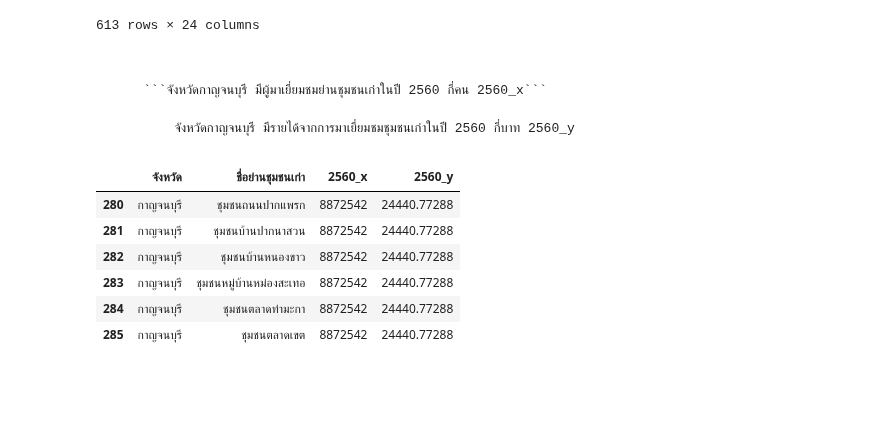
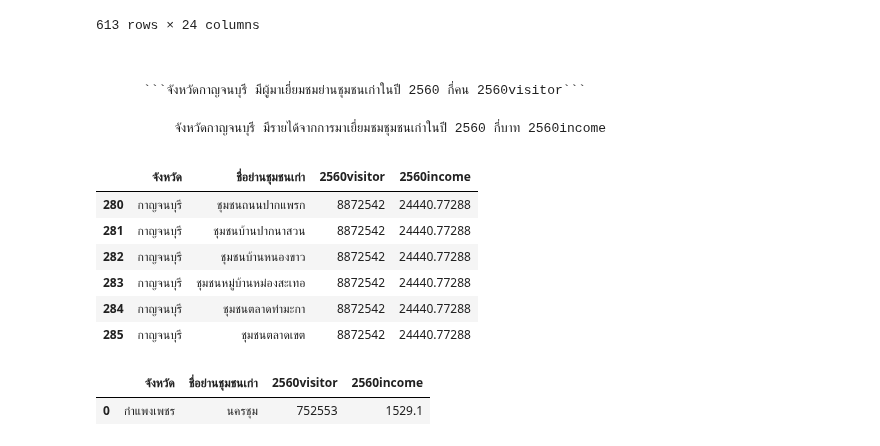
Before and after one commit to nichakornchaisuwan/DWDM21, a Jupyter notebook: Project1.ipynb, the cells around one changed output. Drawn from its saved outputs; the diff is of its cells as text; code cells hidden in the pictures; blank space fills up the shorter version.

````diff
--- a/Project1.ipynb
+++ b/Project1.ipynb
@@ -75,0 +78,8 @@ data_2New
+# %%
+data_2New.rename(columns={'2555':'2555visitor'},inplace=True)
+data_2New.rename(columns={'2556':'2556visitor'},inplace=True)
+data_2New.rename(columns={'2557':'2557visitor'},inplace=True)
+data_2New.rename(columns={'2558':'2558visitor'},inplace=True)
+data_2New.rename(columns={'2559':'2559visitor'},inplace=True)
+data_2New.rename(columns={'2560':'2560visitor'},inplace=True)
+data_2New.rename(columns={'2561':'2561visitor'},inplace=True)
@@ -109,0 +143,8 @@ data_3New
+# %%
+data_3New.rename(columns={'2555':'2555income'},inplace=True)
+data_3New.rename(columns={'2556':'2556income'},inplace=True)
+data_3New.rename(columns={'2557':'2557income'},inplace=True)
+data_3New.rename(columns={'2558':'2558income'},inplace=True)
+data_3New.rename(columns={'2559':'2559income'},inplace=True)
+data_3New.rename(columns={'2560':'2560income'},inplace=True)
+data_3New.rename(columns={'2561':'2561income'},inplace=True)
@@ -162,17 +207,23 @@ merged_data_1_data_2New_data_3New
 613 rows × 24 columns
 # %% [markdown]
 ####
-        ```จังหวัดกาญจนบุรี มีผู้มาเยี่ยมชมย่านชุมชนเก่าในปี 2560 กี่คน 2560_x```
+        ```จังหวัดกาญจนบุรี มีผู้มาเยี่ยมชมย่านชุมชนเก่าในปี 2560 กี่คน 2560visitor```
 
-            จังหวัดกาญจนบุรี มีรายได้จากการมาเยี่ยมชมชุมชนเก่าในปี 2560 กี่บาท 2560_y
+            จังหวัดกาญจนบุรี มีรายได้จากการมาเยี่ยมชมชุมชนเก่าในปี 2560 กี่บาท 2560income
 # %%
 Ex = merged_data_1_data_2New_data_3New[merged_data_1_data_2New_data_3New['จังหวัด']== 'กาญจนบุรี']
-Ex[['จังหวัด','ชื่อย่านชุมชนเก่า','2560_x','2560_y']]
+Ex[['จังหวัด','ชื่อย่านชุมชนเก่า','2560visitor','2560income']]
 # %% [output]
-|  | จังหวัด | ชื่อย่านชุมชนเก่า | 2560_x | 2560_y |
+|  | จังหวัด | ชื่อย่านชุมชนเก่า | 2560visitor | 2560income |
 | 280 | กาญจนบุรี | ชุมชนถนนปากแพรก | 8872542 | 24440.77288 |
 | 281 | กาญจนบุรี | ชุมชนบ้านปากนาสวน | 8872542 | 24440.77288 |
 | 282 | กาญจนบุรี | ชุมชนบ้านหนองขาว | 8872542 | 24440.77288 |
 | 283 | กาญจนบุรี | ชุมชนหมู่บ้านหม่องสะเทอ | 8872542 | 24440.77288 |
 | 284 | กาญจนบุรี | ชุมชนตลาดท่ามะกา | 8872542 | 24440.77288 |
 | 285 | กาญจนบุรี | ชุมชนตลาดเขต | 8872542 | 24440.77288 |
+# %%
+Ex = merged_data_1_data_2New_data_3New[merged_data_1_data_2New_data_3New['ชื่อย่านชุมชนเก่า']== 'นครชุม']
+Ex[['จังหวัด','ชื่อย่านชุมชนเก่า','2560visitor','2560income']]
+# %% [output]
+|  | จังหวัด | ชื่อย่านชุมชนเก่า | 2560visitor | 2560income |
+| 0 | กำแพงเพชร | นครชุม | 752553 | 1529.1 |
````
Also changed, not shown: parts of 9 cells of this notebook.
